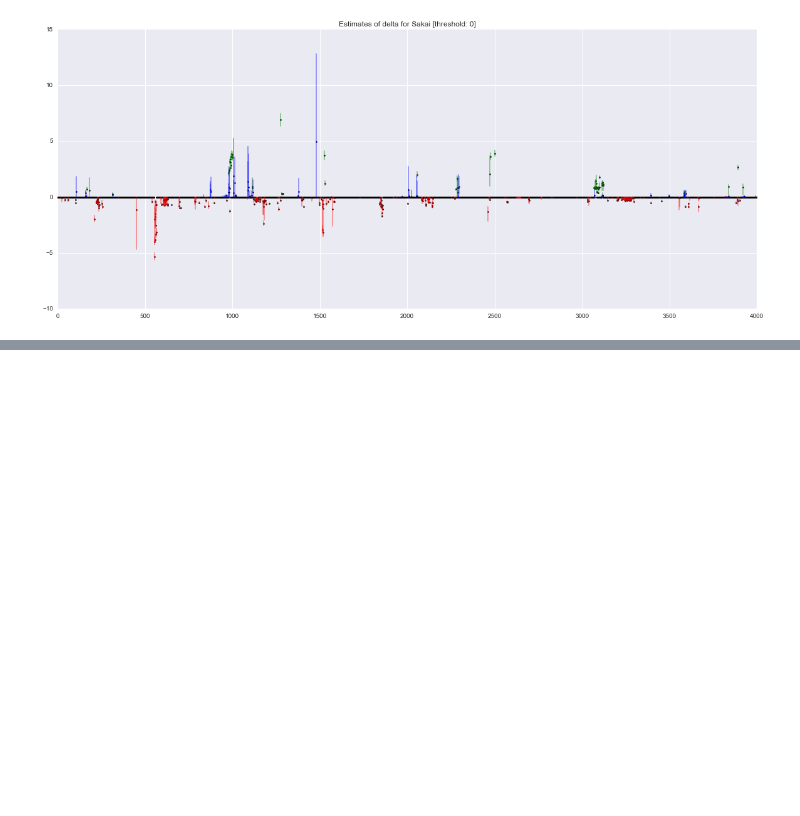
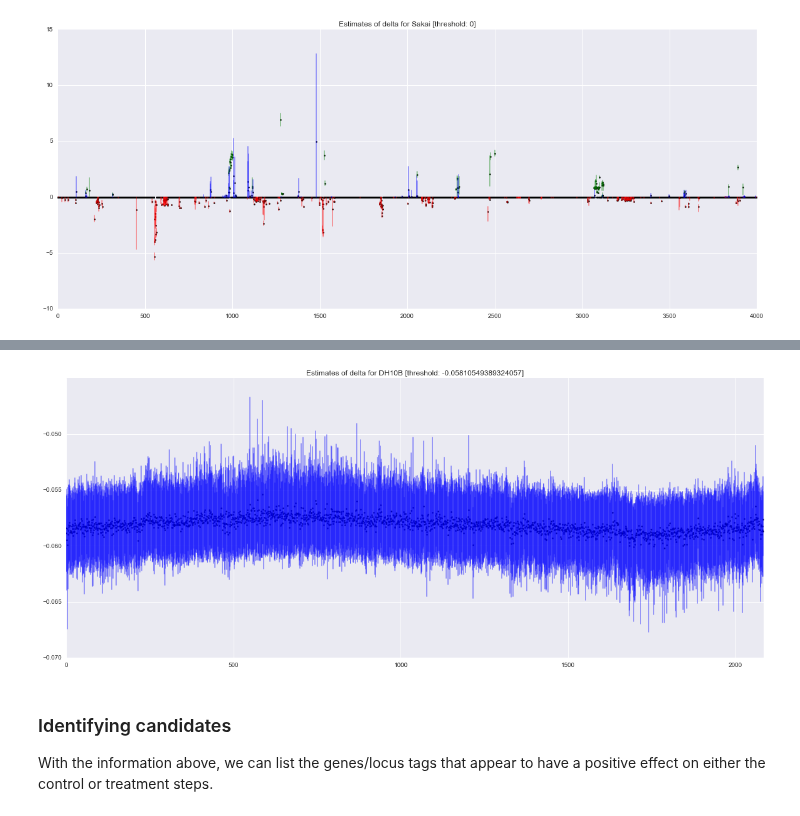
Before and after one commit to widdowquinn/SI_Holmes_etal_2017, a Jupyter notebook: notebooks/02-full_model_fit.ipynb, the cells around one changed output, grey strips where cells are left out. Drawn from its saved outputs; the diff is of its cells as text; code cells hidden in the pictures; blank space fills up the shorter version.

```diff
--- a/notebooks/02-full_model_fit.ipynb
+++ b/notebooks/02-full_model_fit.ipynb
@@ -387,0 +398,10 @@ tools.plot_parameter(sakai_estimates, 'd', 'Estimates of delta for Sakai')
+# %%
+# Plot genome-wide estimates of delta for Sakai
+delta_thresh = np.median(dh10b_estimates['d_median'])  # mark values that don't include the median delta in 50% CI
+tools.plot_parameter(dh10b_estimates, 'd', 'Estimates of delta for DH10B', delta_thresh)
+# %% [output]
+[figure, added]
+# %% [markdown]
+### Identifying candidates
+
+With the information above, we can list the genes/locus tags that appear to have a positive effect on either the control or treatment steps.
```
Also changed, not shown: parts of 10 cells of this notebook.
